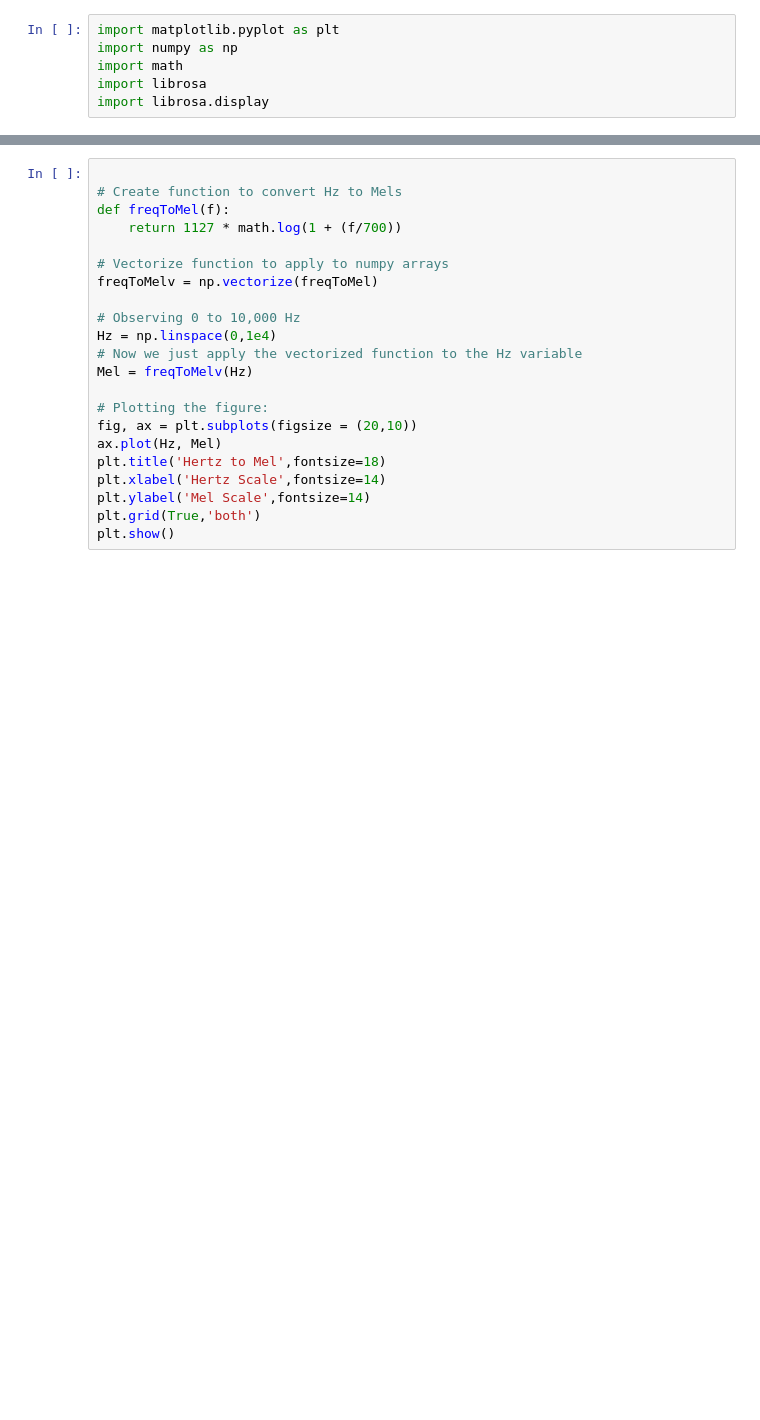
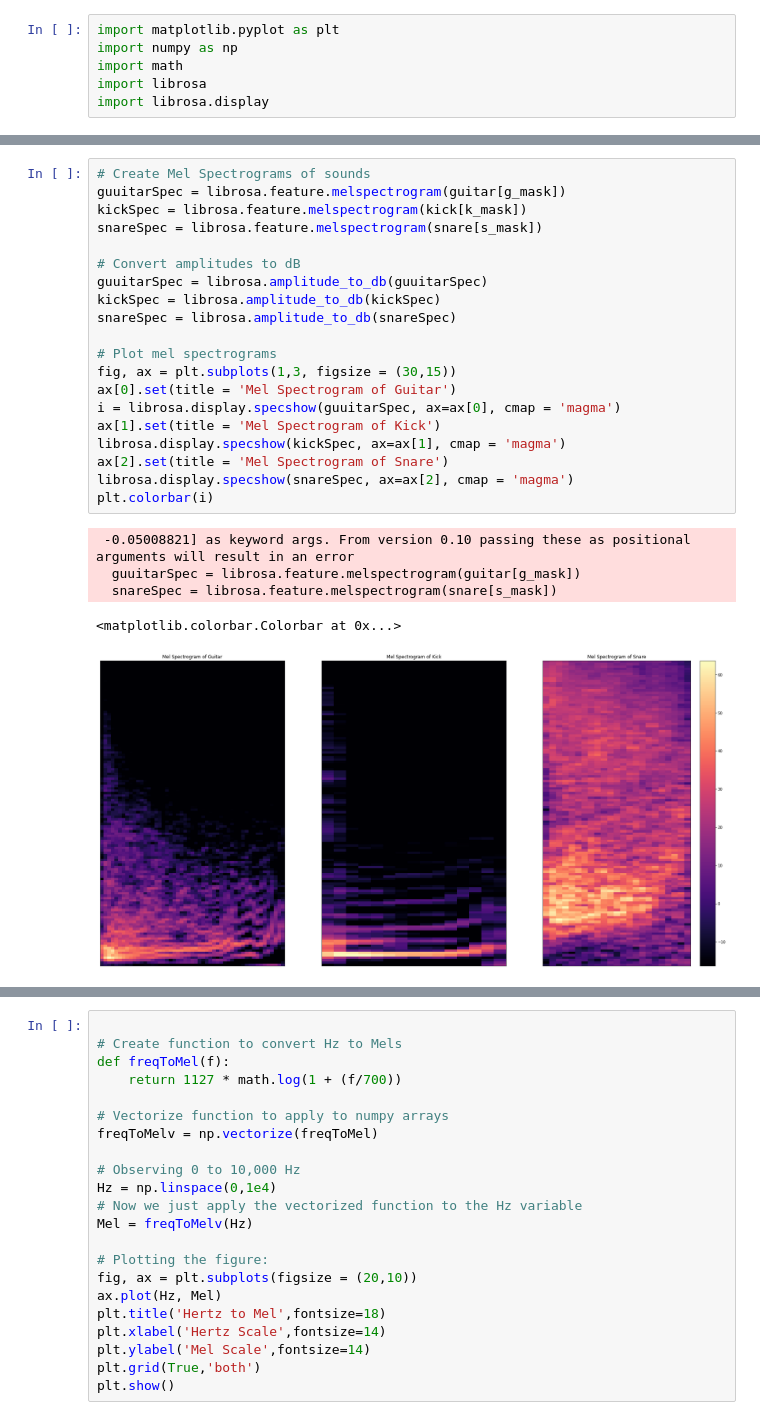
Before and after one commit to jenish-rudani/Digital_Signal_Processing_On_ESP32, a Jupyter notebook: Research/RnD.ipynb, the cells around one changed output, grey strips where cells are left out. Drawn from its saved outputs; the diff is of its cells as text; blank space fills up the shorter version.

```diff
--- a/Research/RnD.ipynb
+++ b/Research/RnD.ipynb
@@ -6,0 +50,26 @@ import librosa.display
+# %%
+# Create Mel Spectrograms of sounds
+guuitarSpec = librosa.feature.melspectrogram(guitar[g_mask])
+kickSpec = librosa.feature.melspectrogram(kick[k_mask])
+snareSpec = librosa.feature.melspectrogram(snare[s_mask])
+
+# Convert amplitudes to dB
+guuitarSpec = librosa.amplitude_to_db(guuitarSpec)
+kickSpec = librosa.amplitude_to_db(kickSpec)
+snareSpec = librosa.amplitude_to_db(snareSpec)
+
+# Plot mel spectrograms
+fig, ax = plt.subplots(1,3, figsize = (30,15))
+ax[0].set(title = 'Mel Spectrogram of Guitar')
+i = librosa.display.specshow(guuitarSpec, ax=ax[0], cmap = 'magma')
+ax[1].set(title = 'Mel Spectrogram of Kick')
+librosa.display.specshow(kickSpec, ax=ax[1], cmap = 'magma')
+ax[2].set(title = 'Mel Spectrogram of Snare')
+librosa.display.specshow(snareSpec, ax=ax[2], cmap = 'magma')
+plt.colorbar(i)
+# %% [output]
+ -0.05008821] as keyword args. From version 0.10 passing these as positional arguments will result in an error
+  guuitarSpec = librosa.feature.melspectrogram(guitar[g_mask])
+  snareSpec = librosa.feature.melspectrogram(snare[s_mask])
+<matplotlib.colorbar.Colorbar at 0x...>
+[figure, added]
```
Also changed, not shown: parts of 4 cells of this notebook, 4 other files.
